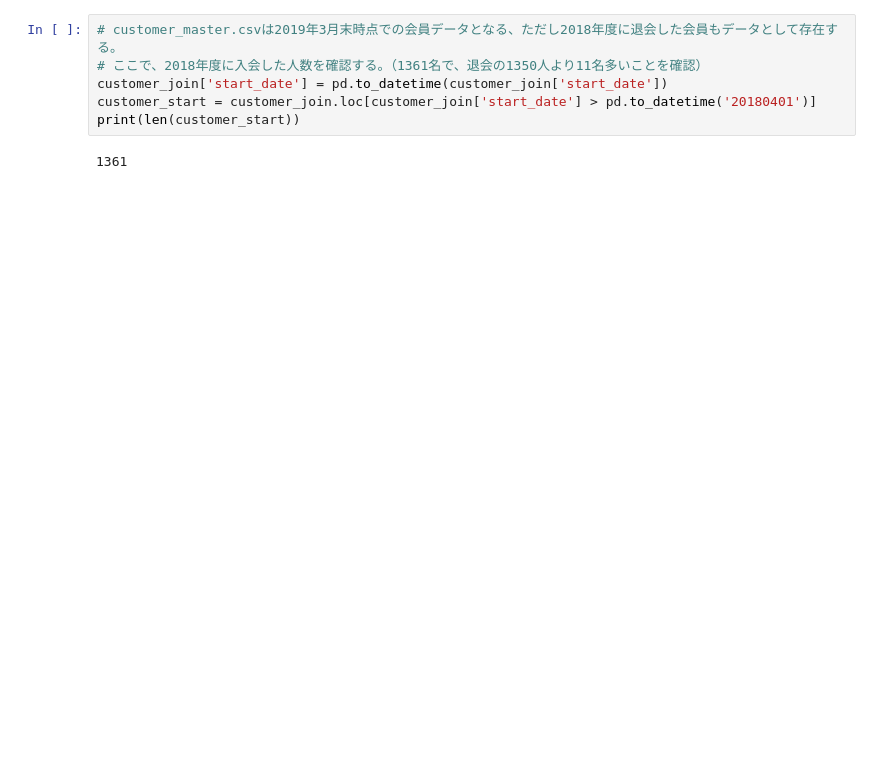
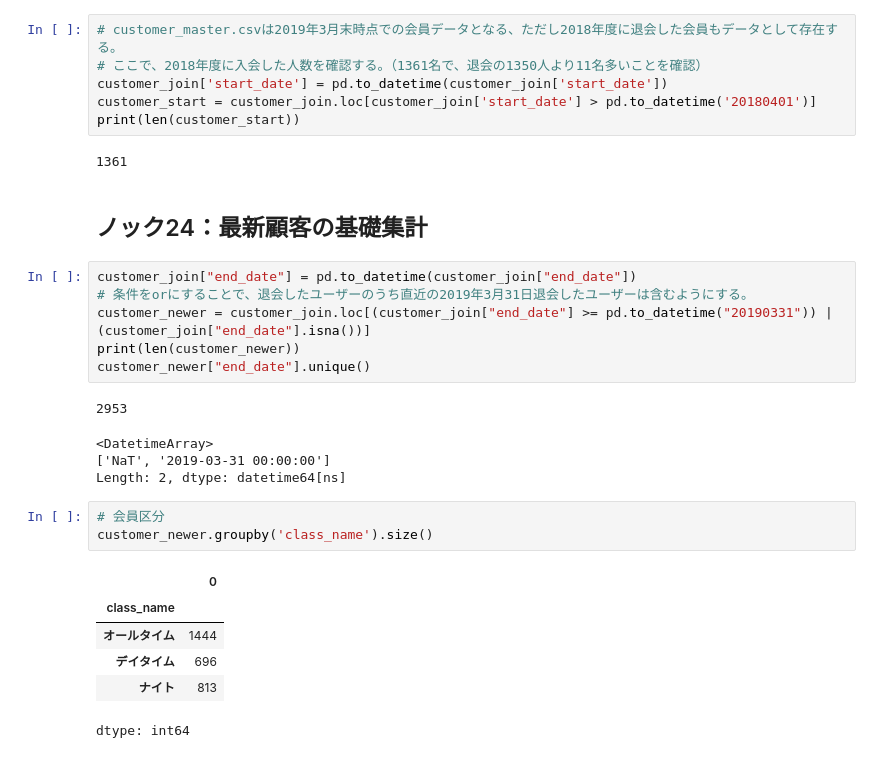
Before and after one commit to newstage75/python_data_analysis_100knock, a Jupyter notebook: 第3章/【機械学習】顧客の全体像を把握する10本ノック.ipynb, the cells around one changed output. Drawn from its saved outputs; the diff is of its cells as text; blank space fills up the shorter version.

```diff
--- a/第3章/【機械学習】顧客の全体像を把握する10本ノック.ipynb
+++ b/第3章/【機械学習】顧客の全体像を把握する10本ノック.ipynb
@@ -180,3 +180,26 @@ customer_start = customer_join.loc[customer_join['start_date'] > pd.to_datetime(
 print(len(customer_start))
 # %% [output]
 1361
+# %% [markdown]
+## ノック24：最新顧客の基礎集計
+# %%
+customer_join["end_date"] = pd.to_datetime(customer_join["end_date"])
+# 条件をorにすることで、退会したユーザーのうち直近の2019年3月31日退会したユーザーは含むようにする。
+customer_newer = customer_join.loc[(customer_join["end_date"] >= pd.to_datetime("20190331")) | (customer_join["end_date"].isna())]
+print(len(customer_newer))
+customer_newer["end_date"].unique()
+# %% [output]
+2953
+<DatetimeArray>
+['NaT', '2019-03-31 00:00:00']
+Length: 2, dtype: datetime64[ns]
+# %%
+# 会員区分
+customer_newer.groupby('class_name').size()
+# %% [output]
+|  | 0 |
+| class_name |  |
+| オールタイム | 1444 |
+| デイタイム | 696 |
+| ナイト | 813 |
+dtype: int64
```
Also changed, not shown: parts of 7 cells of this notebook.
